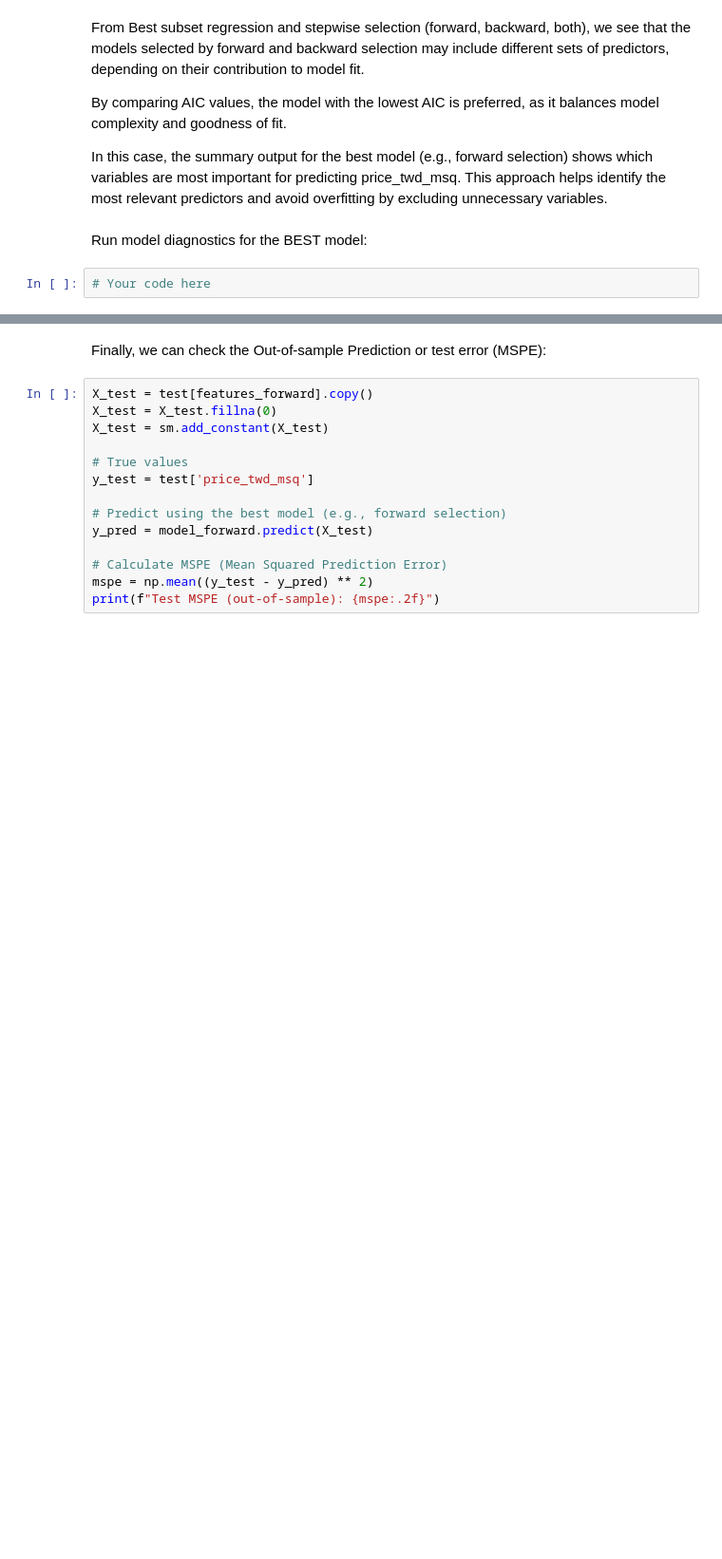
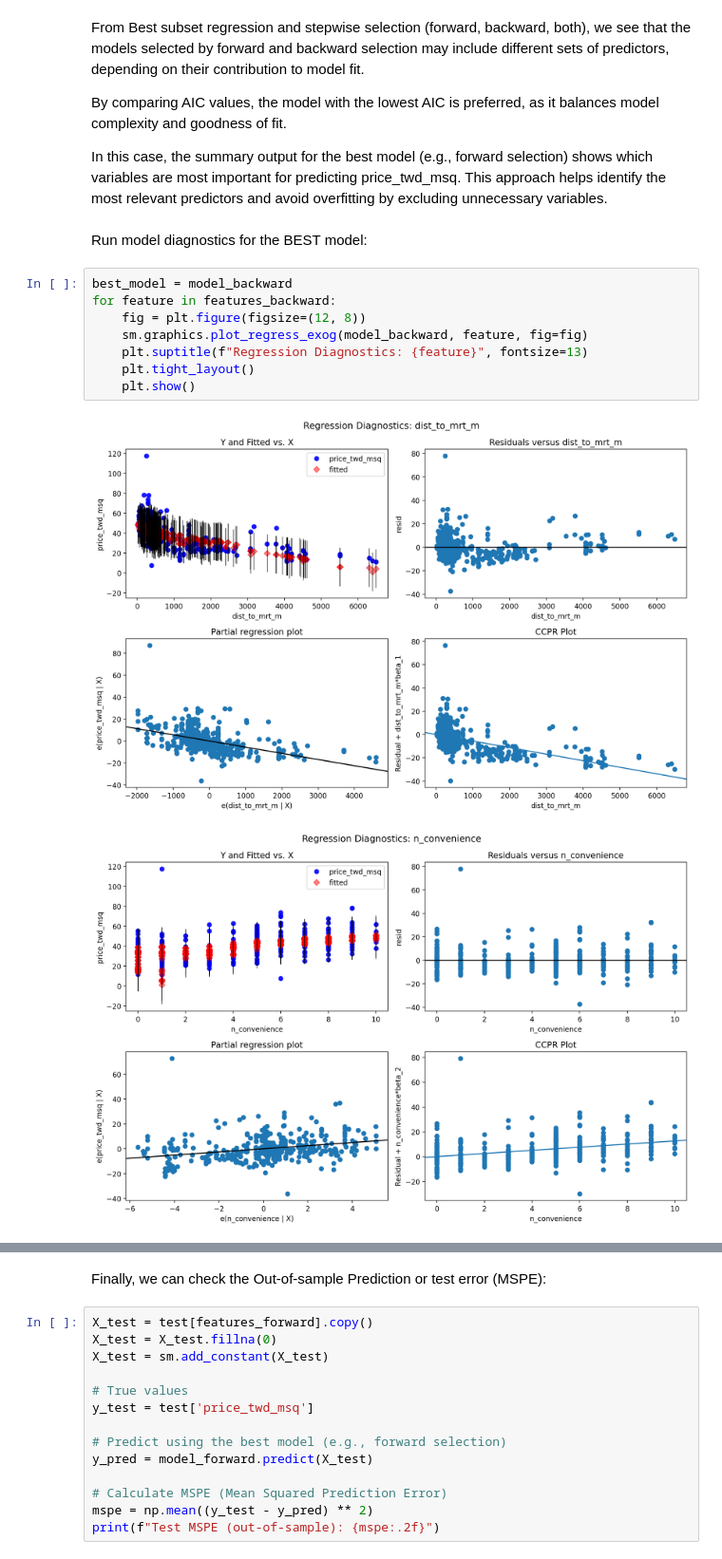
Before and after one commit to kingb6/Data_Preprocessing_Report, a Jupyter notebook: 11-multivariate.ipynb, the cells around one changed output, grey strips where cells are left out. Shown at 95% size. Saved outputs shown, nothing was run; the diff lists cells and outputs as text; blank space fills up the shorter version.

```diff
--- a/11-multivariate.ipynb
+++ b/11-multivariate.ipynb
@@ -559,4 +559,13 @@ In this case, the summary output for the best model (e.g., forward selection) sh
 # %% [markdown]
 Run model diagnostics for the BEST model:
 # %%
-# Your code here
+best_model = model_backward
+for feature in features_backward:
+    fig = plt.figure(figsize=(12, 8))
+    sm.graphics.plot_regress_exog(model_backward, feature, fig=fig)
+    plt.suptitle(f"Regression Diagnostics: {feature}", fontsize=13)
+    plt.tight_layout()
+    plt.show()
+# %% [output]
+[figure, added]
+[figure, added]
```
Also changed, not shown: parts of 7 cells of this notebook, 1 other file.
